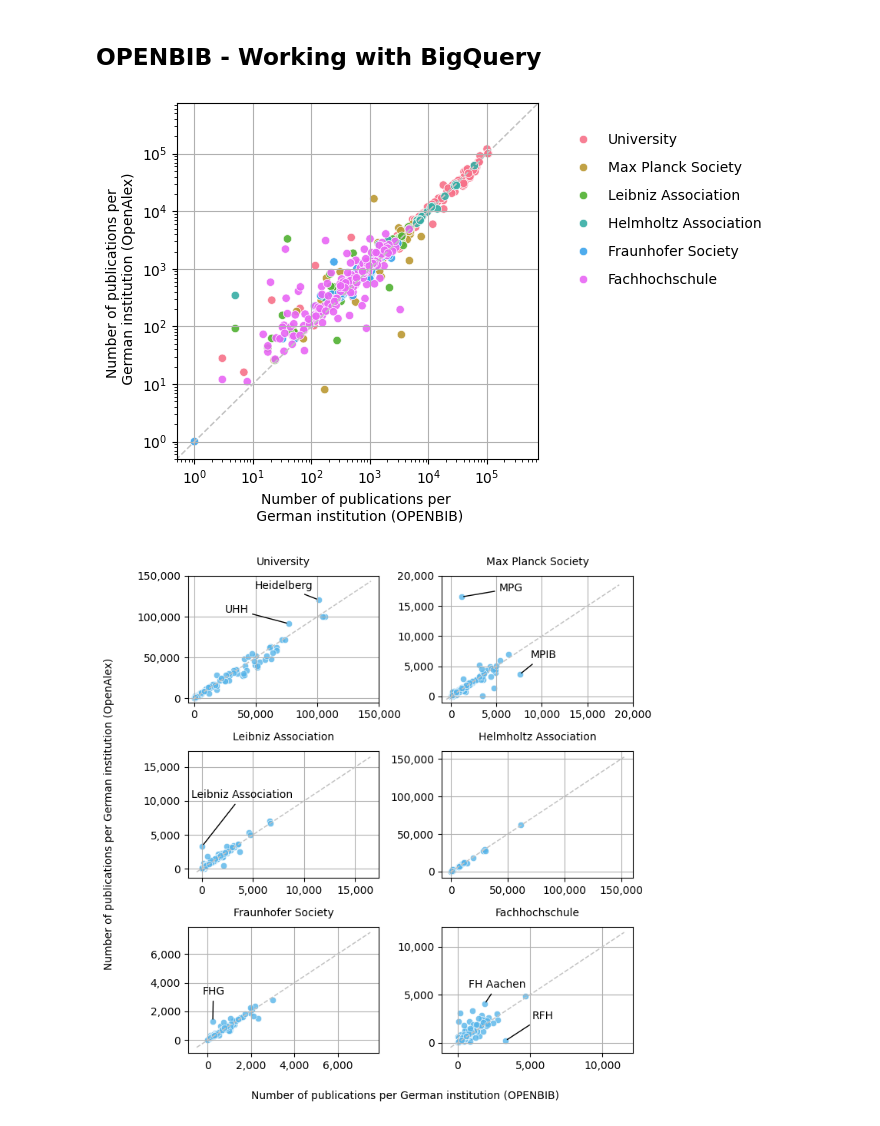
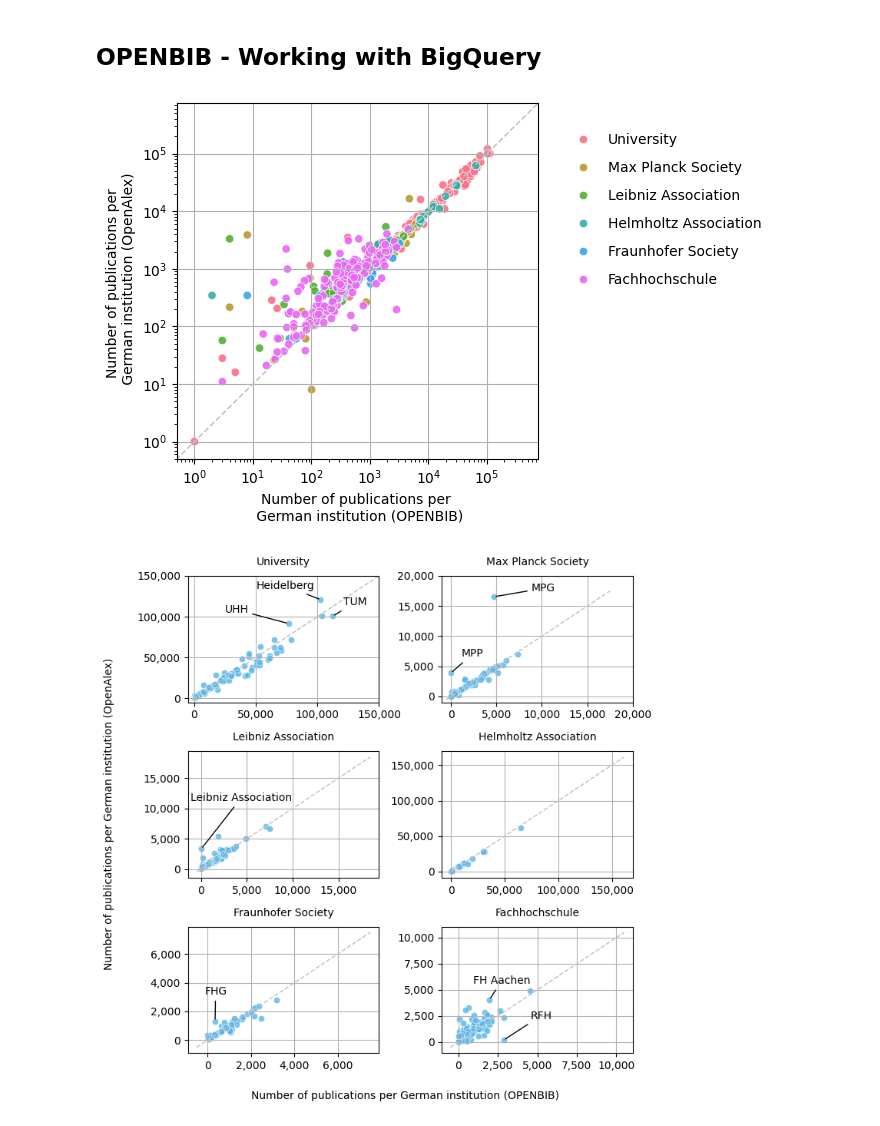
Before and after one commit to kbopenbib/kbopenbib_data, a Jupyter notebook: examples/bigquery_notebook.ipynb, the cells around one changed output. Drawn from its saved outputs; the diff is of its cells as text; code cells hidden in the pictures.

```diff
--- a/examples/bigquery_notebook.ipynb
+++ b/examples/bigquery_notebook.ipynb
@@ -13,9 +13,9 @@ openbib_inst = client.query(f"""
                             SELECT n_kb, n_oal, oal_ror, kb_ror, sector
                             FROM (
                                 SELECT COUNT(DISTINCT(inst.doi)) AS n_kb, LOWER(kb_inst.ror) AS kb_ror, sector
-                                FROM `subugoe-collaborative.openbib.kb_a_addr_inst` AS inst, UNNEST(kb_sector_id) AS sector
-                                JOIN `subugoe-collaborative.openbib.kb_inst` AS kb_inst
-                                  ON inst.kb_inst_id = kb_inst.kb_inst_id
+                                FROM `subugoe-collaborative.openbib.kb_a_addr_inst` AS inst, UNNEST(sector_id) AS sector
+                                JOIN `subugoe-collaborative.openbib.kb_inst_lookup` AS kb_inst
+                                  ON inst.inst_id_top = kb_inst.inst_id
                                 JOIN `subugoe-collaborative.openalex.works` AS o
                                     ON inst.doi = o.doi
                                 WHERE publication_year BETWEEN 2014 AND 2024
@@ -81,7 +81,7 @@ plt.tight_layout()
 plt.show()
 #fig.savefig('kb_institution_disambiguation.png', format='png', bbox_inches='tight', dpi=500)
 # %% [output]
-[figure, old version]
+[figure, new version]
 # %%
 fig, axes = plt.subplots(nrows=3,
                          ncols=2,
@@ -126,49 +126,50 @@ for i, ax in enumerate(axes, 1):
         ax.set_xlim(-5000, 150000)
         ax.set_ylim(-5000, 150000)
 
-        plt.annotate('Heidelberg', (100852, 120646), xytext=(-60, 10), textcoords='offset points', arrowprops=dict(arrowstyle='-'))
-        plt.annotate('UHH', (76626, 91473), xytext=(-60, 10), textcoords='offset points', arrowprops=dict(arrowstyle='-'))
+        plt.annotate('Heidelberg', (102614, 120787), xytext=(-60, 10), textcoords='offset points', arrowprops=dict(arrowstyle='-'))
+        plt.annotate('UHH', (76615, 91587), xytext=(-60, 10), textcoords='offset points', arrowprops=dict(arrowstyle='-'))
+        plt.annotate('TUM', (112467, 100638), xytext=(10, 10), textcoords='offset points', arrowprops=dict(arrowstyle='-'))
 
     if sector == 'Max Planck Society':
         ax.set_xlim(-1000, 20000)
         ax.set_ylim(-1000, 20000)
 
-        plt.annotate('MPG', (1175, 16502), xytext=(35, 5), textcoords='offset points', arrowprops=dict(arrowstyle='-'))
-        plt.annotate('MPIB', (7557, 3632), xytext=(10, 15), textcoords='offset points', arrowprops=dict(arrowstyle='-'))
+        plt.annotate('MPG', (4740, 16529), xytext=(35, 5), textcoords='offset points', arrowprops=dict(arrowstyle='-'))
+        plt.annotate('MPP', (8, 3880), xytext=(10, 15), textcoords='offset points', arrowprops=dict(arrowstyle='-'))
 
     if sector == 'Leibniz Association':
-        plt.annotate('Leibniz Association', (39, 3316), xytext=(-10, 45), textcoords='offset points', arrowprops=dict(arrowstyle='-'))
+        plt.annotate('Leibniz Association', (4, 3319), xytext=(-10, 45), textcoords='offset points', arrowprops=dict(arrowstyle='-'))
 
     if sector == 'Helmholtz Association':
         pass
 
     if sector == 'Fraunhofer Society':
-        plt.annotate('FHG', (243, 1320), xytext=(-10, 25), textcoords='offset points', arrowprops=dict(arrowstyle='-'))
+        plt.annotate('FHG', (349, 1322), xytext=(-10, 25), textcoords='offset points', arrowprops=dict(arrowstyle='-'))
 
     if sector == 'Fachhochschule':
-        plt.annotate('RFH', (3297, 196), xytext=(25, 20), textcoords='offset points', arrowprops=dict(arrowstyle='-'))
-        plt.annotate('FH Aachen', (1869, 4049), xytext=(-15, 15), textcoords='offset points', arrowprops=dict(arrowstyle='-'))
+        plt.annotate('RFH', (2863, 196), xytext=(25, 20), textcoords='offset points', arrowprops=dict(arrowstyle='-'))
+        plt.annotate('FH Aachen', (1956, 4049), xytext=(-15, 15), textcoords='offset points', arrowprops=dict(arrowstyle='-'))
 
     ax.xaxis.set_major_formatter(StrMethodFormatter('{x:,.0f}'))
     ax.yaxis.set_major_formatter(StrMethodFormatter('{x:,.0f}'))
 
     #plt.setp(ax.get_xticklabels()[::2], visible=False)
     #plt.setp(ax.get_yticklabels()[::2], visible=False)
 
     plt.title(sector, fontdict={'fontsize': 10, 'fontweight': 500}, pad=10)
 
 plt.subplots_adjust(wspace=-0.4, hspace=0.4)
 
 fig.text(0.52, -0.03, 'Number of publications per German institution (OPENBIB)', ha='center',
          fontdict={'fontsize': 10, 'fontweight': 400})
 
 fig.text(-0.04, 0.5, 'Number of publications per German institution (OpenAlex)', va='center', rotation='vertical',
          fontdict={'fontsize': 10, 'fontweight': 400})
 
 plt.tight_layout()
 plt.show()
 
-fig.savefig('kb_institution_disambiguation.png', format='png', bbox_inches='tight', dpi=600)
+fig.savefig('kb_institution_disambiguation_20250711.png', format='png', bbox_inches='tight', dpi=600)
 # %% [output]
-[figure, old version]
+[figure, new version]
 # %%
```
Also changed, not shown: parts of 8 cells of this notebook, 8 other files.
